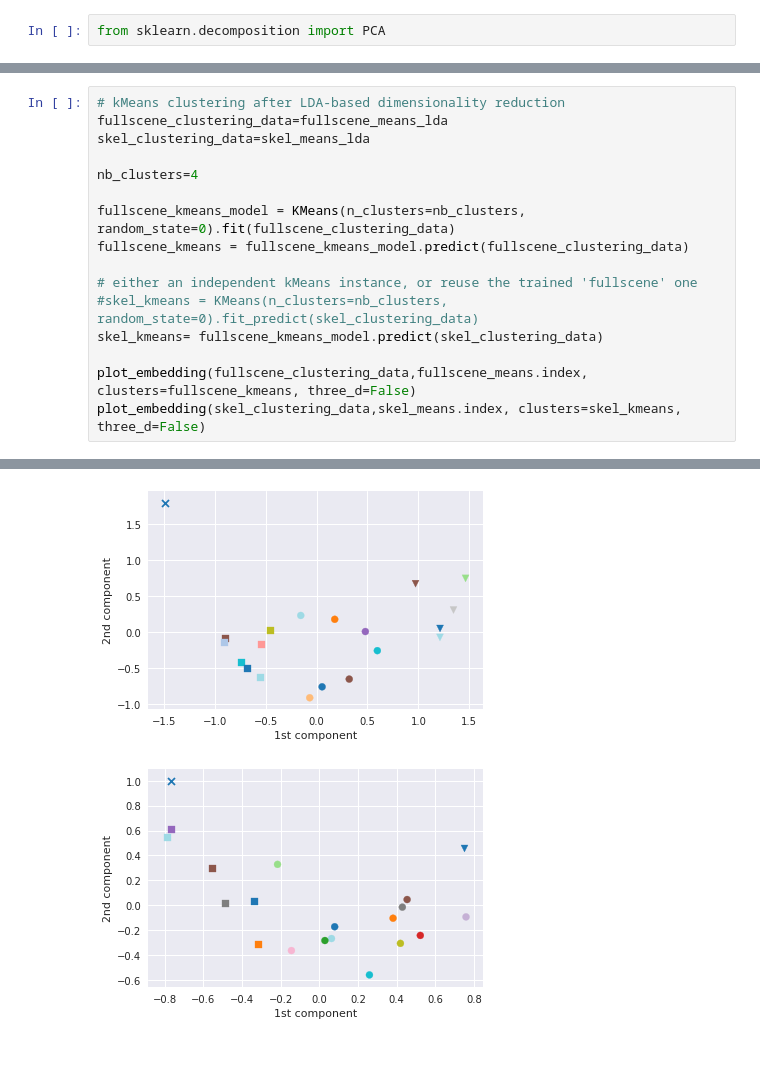
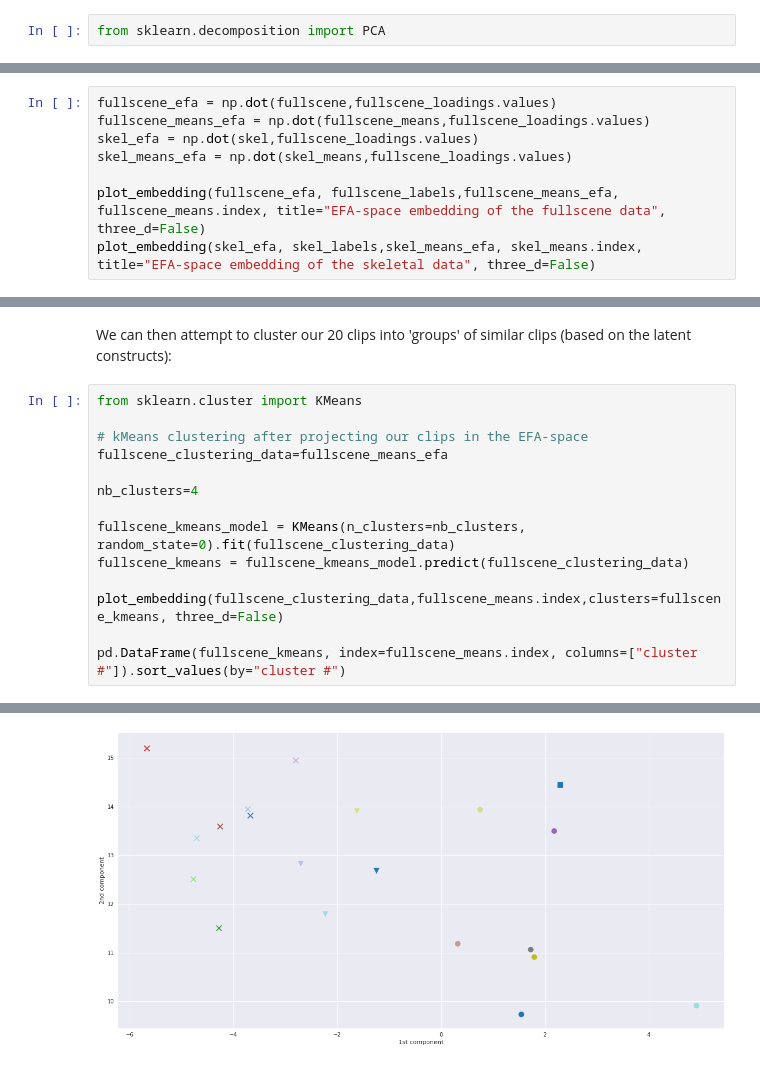
Before and after one commit to severin-lemaignan/pinsoro-kinematics, a Jupyter notebook: classification.ipynb, the cells around one changed output, grey strips where cells are left out. Saved outputs shown, nothing was run; the diff lists cells and outputs as text.

```diff
--- a/classification.ipynb
+++ b/classification.ipynb
@@ -378,0 +357,8 @@ plot_embedding(skel_clustering_data,skel_labels, clusters=skel_kmeans, three_d=F
+# %%
+fullscene_efa = np.dot(fullscene,fullscene_loadings.values)
+fullscene_means_efa = np.dot(fullscene_means,fullscene_loadings.values)
+skel_efa = np.dot(skel,fullscene_loadings.values)
+skel_means_efa = np.dot(skel_means,fullscene_loadings.values)
+
+plot_embedding(fullscene_efa, fullscene_labels,fullscene_means_efa, fullscene_means.index, title="EFA-space embedding of the fullscene data", three_d=False)
+plot_embedding(skel_efa, skel_labels,skel_means_efa, skel_means.index, title="EFA-space embedding of the skeletal data", three_d=False)
@@ -379,17 +368,17 @@ plot_embedding(skel_clustering_data,skel_labels, clusters=skel_kmeans, three_d=F
+# %% [markdown]
+We can then attempt to cluster our 20 clips into 'groups' of similar clips (based on the latent constructs):
 # %%
-# kMeans clustering after LDA-based dimensionality reduction
-fullscene_clustering_data=fullscene_means_lda
-skel_clustering_data=skel_means_lda
+from sklearn.cluster import KMeans
+
+# kMeans clustering after projecting our clips in the EFA-space
+fullscene_clustering_data=fullscene_means_efa
 
 nb_clusters=4
 
 fullscene_kmeans_model = KMeans(n_clusters=nb_clusters, random_state=0).fit(fullscene_clustering_data)
 fullscene_kmeans = fullscene_kmeans_model.predict(fullscene_clustering_data)
 
-# either an independent kMeans instance, or reuse the trained 'fullscene' one
-#skel_kmeans = KMeans(n_clusters=nb_clusters, random_state=0).fit_predict(skel_clustering_data)
-skel_kmeans= fullscene_kmeans_model.predict(skel_clustering_data)
+plot_embedding(fullscene_clustering_data,fullscene_means.index,clusters=fullscene_kmeans, three_d=False)
 
-plot_embedding(fullscene_clustering_data,fullscene_means.index, clusters=fullscene_kmeans, three_d=False)
-plot_embedding(skel_clustering_data,skel_means.index, clusters=skel_kmeans, three_d=False)
+pd.DataFrame(fullscene_kmeans, index=fullscene_means.index, columns=["cluster #"]).sort_values(by="cluster #")
 # %% [output]
@@ -396,2 +403 @@ plot_embedding(skel_clustering_data,skel_means.index, clusters=skel_kmeans, thre
-[figure, old version]
+[figure, new version]
-[figure, removed]
```
Also changed, not shown: parts of 67 cells of this notebook, 1 other file.
